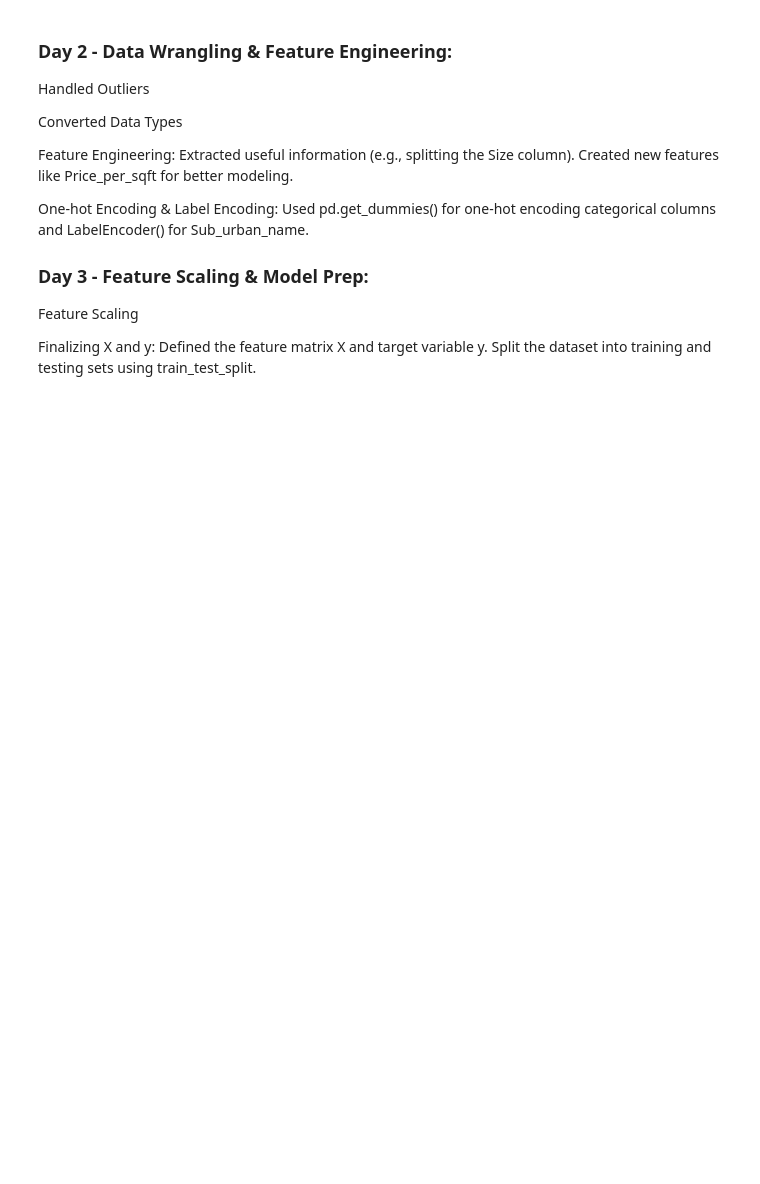
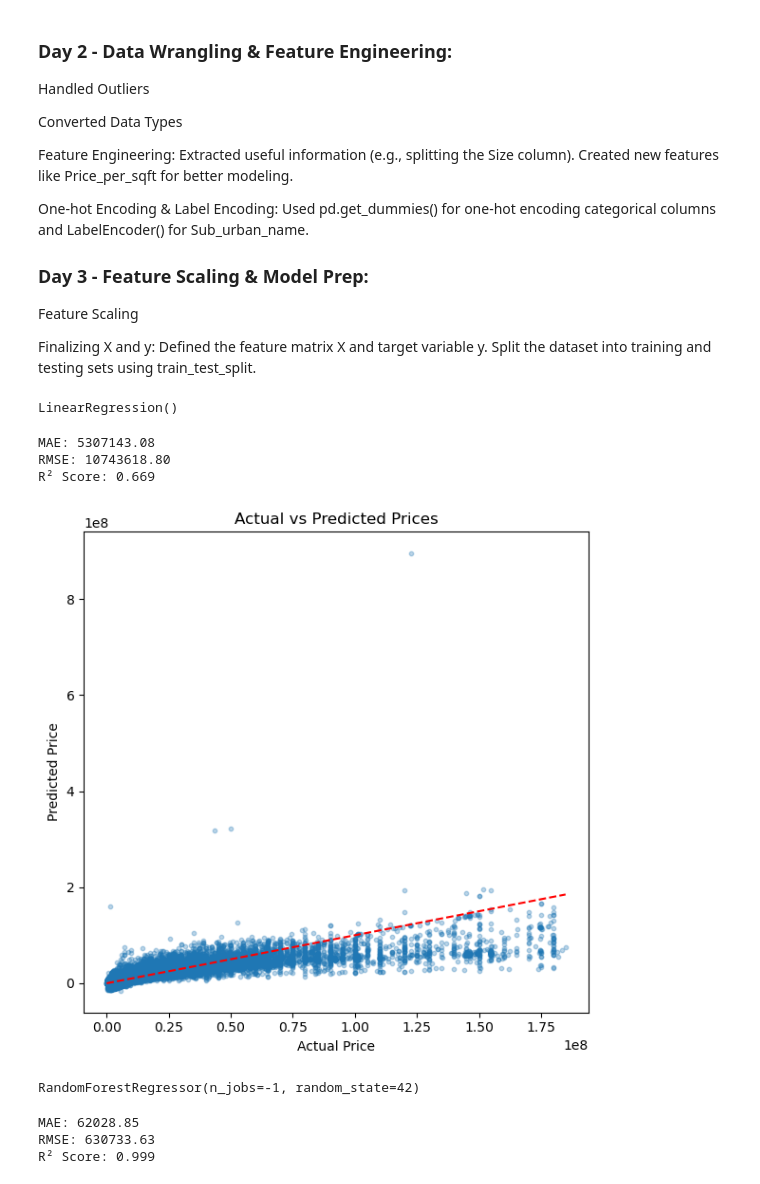
Before and after one commit to Krish2673/Real-Estate-Price-Predictor, a Jupyter notebook: Price_Predictor.ipynb, the cells around one changed output. Saved outputs shown, nothing was run; the diff lists cells and outputs as text; code cells hidden in the pictures; blank space fills up the shorter version.

Commit message:
LinearRegression & Random Forest

```diff
--- a/Price_Predictor.ipynb
+++ b/Price_Predictor.ipynb
@@ -470,3 +473,7 @@ filtered_df.drop('Sub_urban_name', axis=1, inplace=True)
+# %%
+filtered_df.drop('Locality_Name',axis=1,inplace=True)
+# %%
+filtered_df['Posted_days_ago'].fillna(filtered_df['Posted_days_ago'].median(), inplace=True)
 # %%
 filtered_df.columns
 # %% [output]
@@ -551,3 +558,46 @@ Feature Scaling
 
 Finalizing X and y: Defined the feature matrix X and target variable y.
 Split the dataset into training and testing sets using train_test_split.
+# %%
+from sklearn.linear_model import LinearRegression
+
+lr_model = LinearRegression()
+lr_model.fit(X_train,y_train)
+# %% [output]
+LinearRegression()
+# %%
+y_pred = lr_model.predict(X_test)
+# %%
+from sklearn.metrics import mean_absolute_error, root_mean_squared_error, r2_score
+
+mae = mean_absolute_error(y_test, y_pred)
+rmse = root_mean_squared_error(y_test, y_pred)
+r2 = r2_score(y_test, y_pred)
+
+print(f"MAE: {mae:.2f}")
+print(f"RMSE: {rmse:.2f}")
+print(f"R² Score: {r2:.3f}")
+# %% [output]
+MAE: 5307143.08
+RMSE: 10743618.80
+R² Score: 0.669
+# %%
+import matplotlib.pyplot as plt
+
+plt.figure(figsize=(6,6))
+plt.scatter(y_test, y_pred, alpha=0.3, s=10)
+plt.plot([y_test.min(), y_test.max()], [y_test.min(), y_test.max()], 'r--')
+plt.xlabel('Actual Price')
+plt.ylabel('Predicted Price')
+plt.title('Actual vs Predicted Prices')
+plt.tight_layout()
+plt.show()
+# %% [output]
+[figure, added]
+# %%
+from sklearn.ensemble import RandomForestRegressor
+
+rf_model = RandomForestRegressor(n_estimators=100, random_state=42, n_jobs=-1)
+rf_model.fit(X_train,y_train)
+# %% [output]
+RandomForestRegressor(n_jobs=-1, random_state=42)
@@ -553,0 +606,12 @@ Split the dataset into training and testing sets using train_test_split.
+# %%
+mae = mean_absolute_error(y_test, y_pred)
+rmse = root_mean_squared_error(y_test, y_pred)
+r2 = r2_score(y_test, y_pred)
+
+print(f"MAE: {mae:.2f}")
+print(f"RMSE: {rmse:.2f}")
+print(f"R² Score: {r2:.3f}")
+# %% [output]
+MAE: 62028.85
+RMSE: 630733.63
+R² Score: 0.999
```
Also changed, not shown: parts of 15 cells of this notebook.
